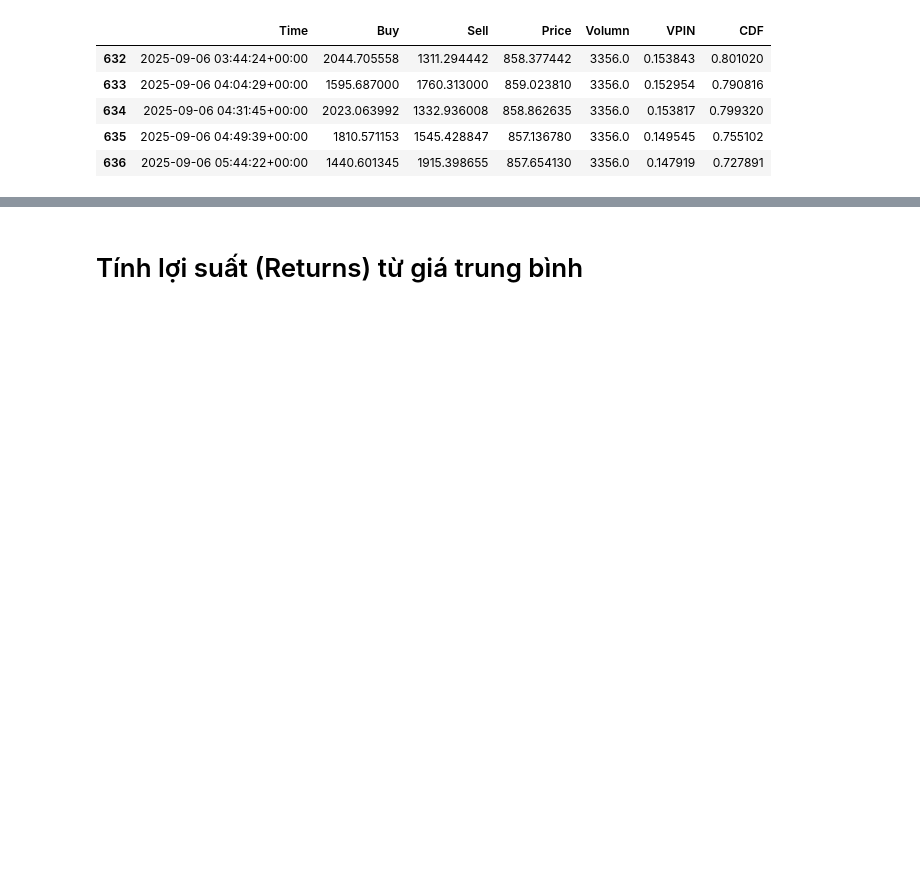
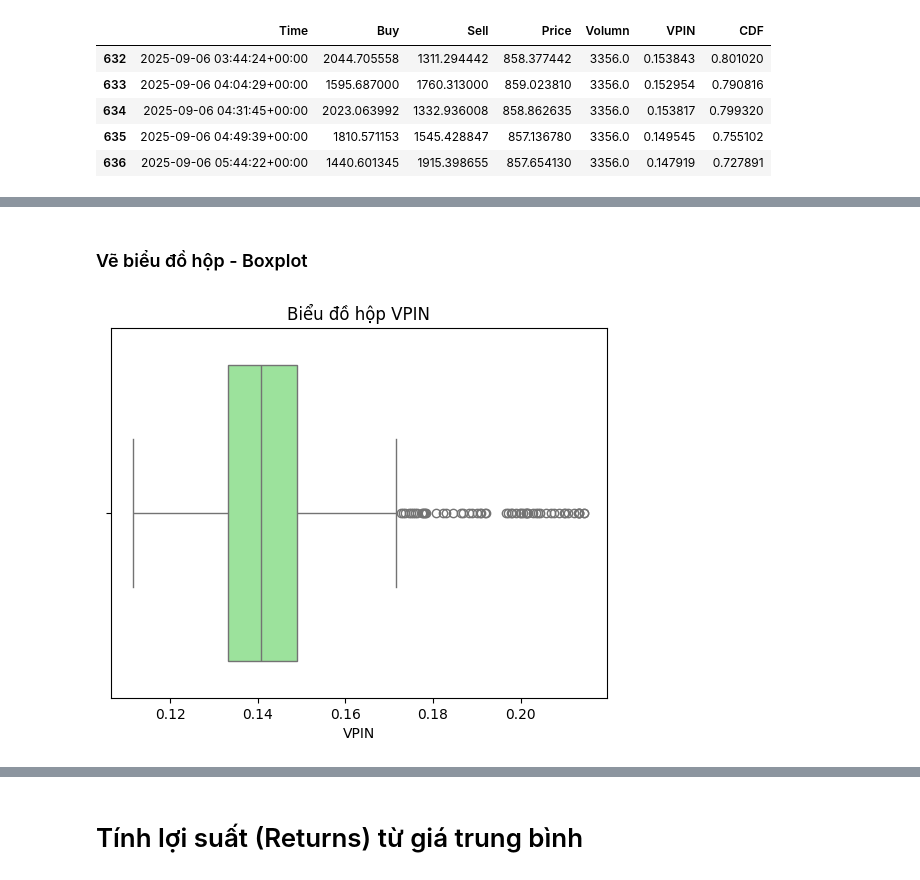
Before and after one commit to HoaPham119/thesis, a Jupyter notebook: code/binance_model.ipynb, the cells around one changed output, grey strips where cells are left out. Cells and saved outputs as stored; diff of their text form; code cells hidden in the pictures; blank space fills up the shorter version.

```diff
--- a/code/binance_model.ipynb
+++ b/code/binance_model.ipynb
@@ -23,0 +51,9 @@ df.tail()
+# %% [markdown]
+### Vẽ biểu đồ hộp - Boxplot
+# %%
+sns.boxplot(x=df['VPIN'], color='lightgreen')
+plt.title('Biểu đồ hộp VPIN')
+plt.xlabel('VPIN')
+plt.show()
+# %% [output]
+[figure, added]
```
Also changed, not shown: parts of 13 cells of this notebook.
